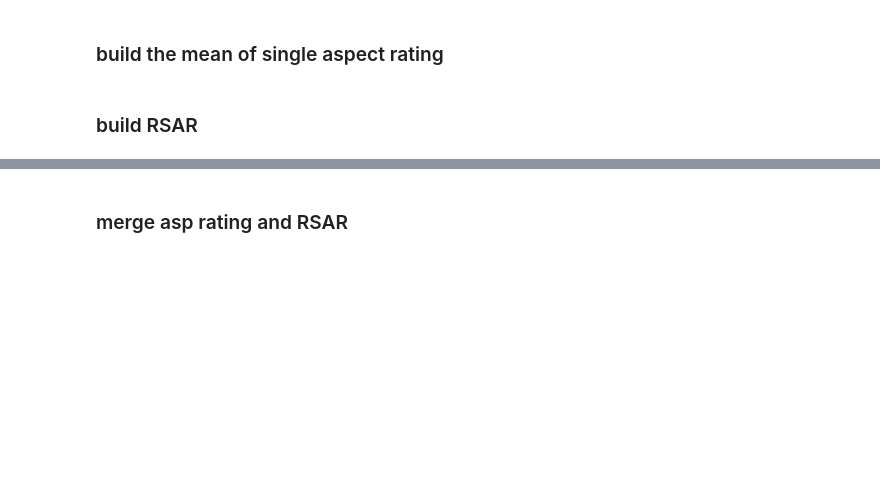
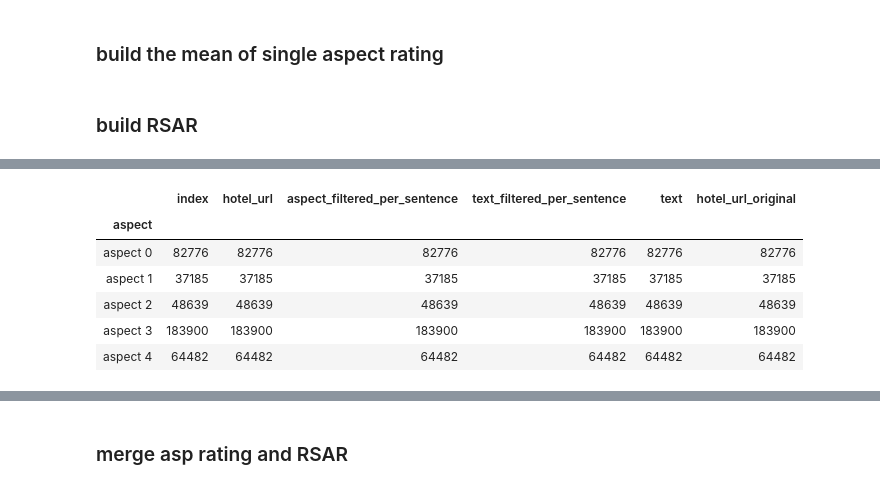
Before and after one commit to Saibo-creator/Text-Summrize-Project, a Jupyter notebook: datasets/original_csv_data/data_check.ipynb, the cells around one changed output, grey strips where cells are left out. Saved outputs shown, nothing was run; the diff lists cells and outputs as text; code cells hidden in the pictures; blank space fills up the shorter version.

```diff
--- a/datasets/original_csv_data/data_check.ipynb
+++ b/datasets/original_csv_data/data_check.ipynb
@@ -103,3 +103,15 @@ test.head(2)
 |  | index | hotel_url | aspect_filtered_per_sentence | text_filtered_per_sentence | text | hotel_url_original |
 | 0 | 0 | aspect 0 Hotel_Review-g10006284-d... | 0 | [beware of the food service , the... | beware of the food service , the ... | Hotel_Review-g10006284-d1083311-R... |
 | 1 | 1 | aspect 1 Hotel_Review-g10006284-d... | 1 | [the service was outstanding , th... | the service was outstanding , the... | Hotel_Review-g10006284-d1083311-R... |
+# %%
+test['aspect']=test['hotel_url'].apply(lambda x:x[:8])
+# %%
+test.groupby('aspect').count()
+# %% [output]
+|  | index | hotel_url | aspect_filtered_per_sentence | text_filtered_per_sentence | text | hotel_url_original |
+| aspect |  |  |  |  |  |  |
+| aspect 0 | 82776 | 82776 | 82776 | 82776 | 82776 | 82776 |
+| aspect 1 | 37185 | 37185 | 37185 | 37185 | 37185 | 37185 |
+| aspect 2 | 48639 | 48639 | 48639 | 48639 | 48639 | 48639 |
+| aspect 3 | 183900 | 183900 | 183900 | 183900 | 183900 | 183900 |
+| aspect 4 | 64482 | 64482 | 64482 | 64482 | 64482 | 64482 |
```
Also changed, not shown: parts of 3 cells of this notebook, 2 other files.
